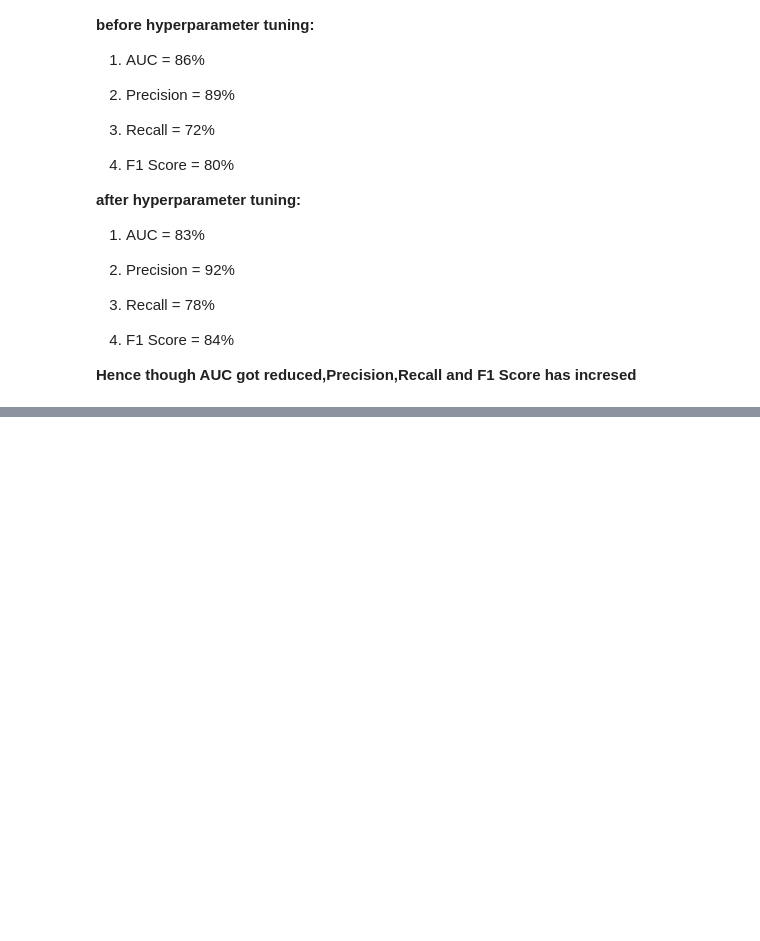
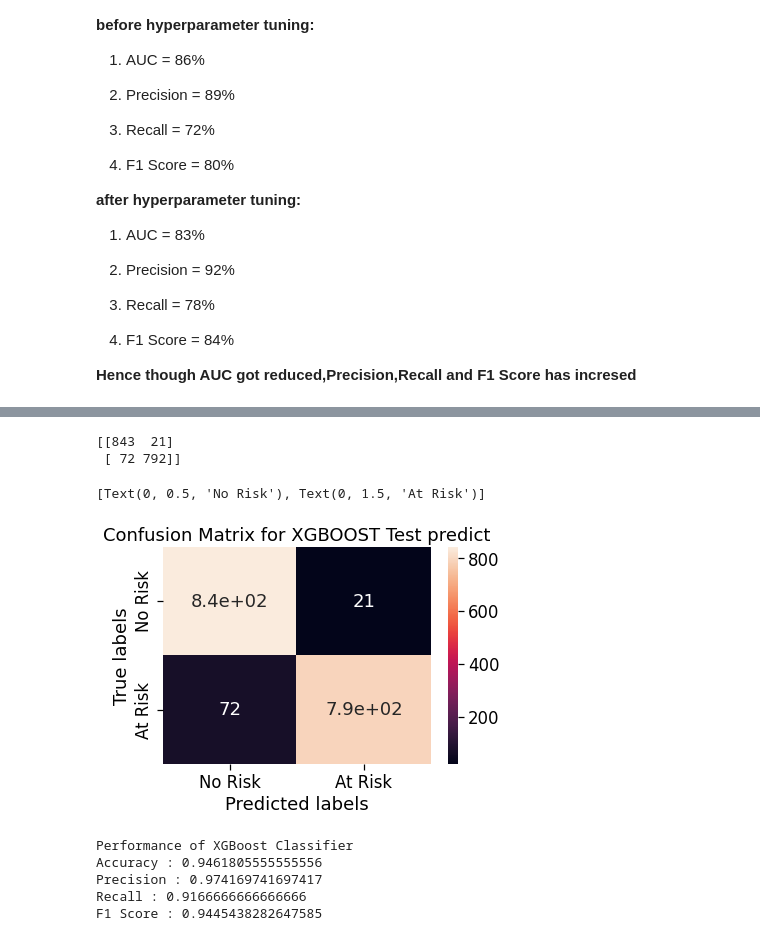
Before and after one commit to praveenbejo95/Cardiovascular-Risk-Prediction-ML-Classification-project, a Jupyter notebook: cardiovascular_Risk_prediction(Pravin_notebook).ipynb, the cells around one changed output, grey strips where cells are left out. Saved outputs shown, nothing was run; the diff lists cells and outputs as text; code cells hidden in the pictures; blank space fills up the shorter version.

```diff
--- a/cardiovascular_Risk_prediction(Pravin_notebook).ipynb
+++ b/cardiovascular_Risk_prediction(Pravin_notebook).ipynb
@@ -970,0 +1020,39 @@ plt.show()
+# %%
+#the confusion matrix for testing
+labels = ['No Risk', 'At Risk']
+cm = confusion_matrix(y_test, test_preds)
+print(cm)
+ax= plt.subplot()
+sns.heatmap(cm, annot=True, ax = ax) #annot=True to annotate cells
+ax.set_xlabel('Predicted labels')
+ax.set_ylabel('True labels')
+ax.set_title('Confusion Matrix for XGBOOST Test predict')
+ax.xaxis.set_ticklabels(labels)
+ax.yaxis.set_ticklabels(labels)
+# %% [output]
+[[843  21]
+ [ 72 792]]
+[Text(0, 0.5, 'No Risk'), Text(0, 1.5, 'At Risk')]
+[figure, added]
+# %%
+xgb_c= xgb.XGBClassifier()
+xg_cla.fit(X_train,y_train)
+xgb_predictions= knn.predict(X_test)
+
+#Performance Metrics
+xgb_accuracy= accuracy_score(y_test,test_preds)
+xgb_precision= precision_score(y_test,test_preds)
+xgb_recall= recall_score(y_test,test_preds)
+xgb_f1_score= f1_score( y_test,test_preds)
+
+print('Performance of XGBoost Classifier')
+print('Accuracy :' , xgb_accuracy)
+print('Precision :', xgb_precision)
+print('Recall :', xgb_recall)
+print('F1 Score :', xgb_f1_score)
+# %% [output]
+Performance of XGBoost Classifier
+Accuracy : 0.9461805555555556
+Precision : 0.974169741697417
+Recall : 0.9166666666666666
+F1 Score : 0.9445438282647585
```
Also changed, not shown: parts of 37 cells of this notebook.
